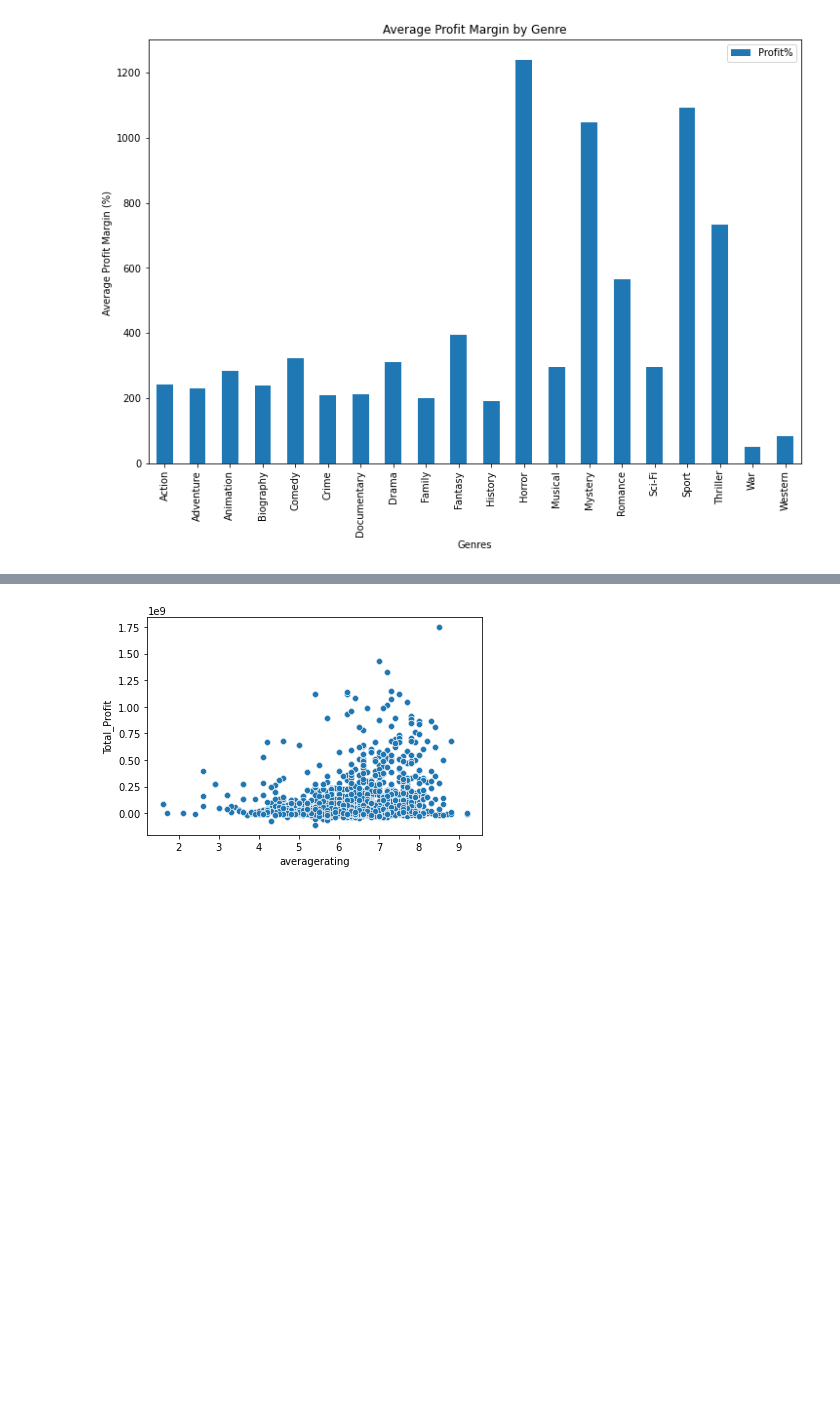
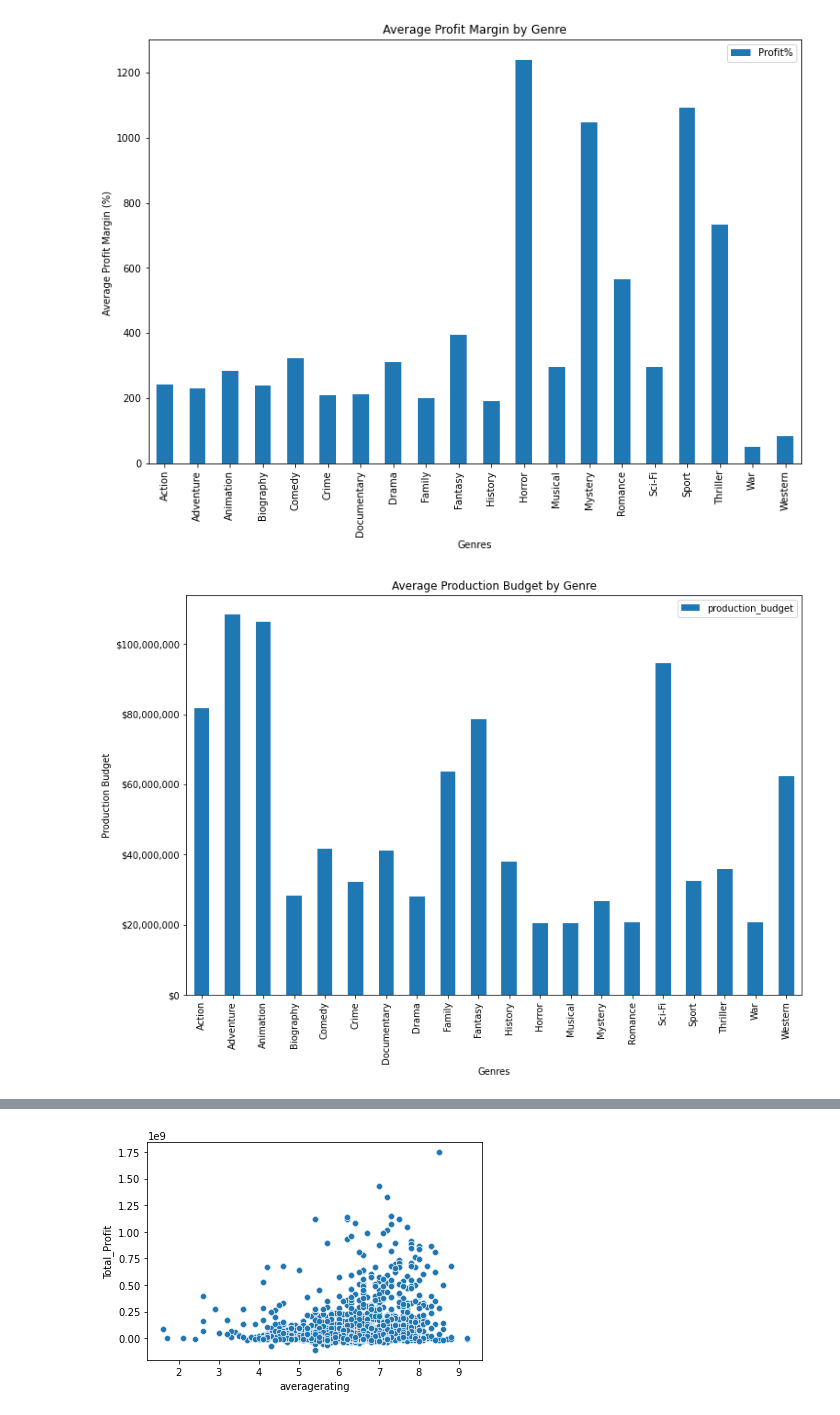
Before and after one commit to jacrivera/AI-Academy-Semester-1-Capstone-Group-5, a Jupyter notebook: Jack-personal-workbook1.ipynb, the cells around one changed output, grey strips where cells are left out. Saved outputs shown, nothing was run; the diff lists cells and outputs as text; code cells hidden in the pictures; blank space fills up the shorter version.

```diff
--- a/Jack-personal-workbook1.ipynb
+++ b/Jack-personal-workbook1.ipynb
@@ -243,5 +254,5 @@ plt.legend(labels=['Run Time']);
 # %%
-master_df["Profit%"] = ((master_df.worldwide_gross - master_df.production_budget)/master_df.production_budget)*100
+master_df["Profit%"] = ((master_df.Total_Profit)/master_df.production_budget)*100
 # %%
 master_df["MOIC"] = master_df.worldwide_gross/master_df.production_budget
 # %%
@@ -253,4 +265,12 @@ master_df_genre_grp.mean().plot(figsize=(12,8),y=['Profit%'],kind='bar'
 # %% [output]
 ''
 [figure]
+# %%
+yticks = ["$0", "$20,000,000", "$40,000,000", "$60,000,000", "$80,000,000", "$100,000,000"]
+
+ax = master_df_genre_grp.mean().plot(figsize=(12,8),y=['production_budget'],kind='bar'
+                                     ,xlabel='Genres',ylabel='Production Budget',title='Average Production Budget by Genre')
+ax.set_yticklabels(yticks);
+# %% [output]
+[figure, added]
 # %%
```
Also changed, not shown: parts of 33 cells of this notebook.
